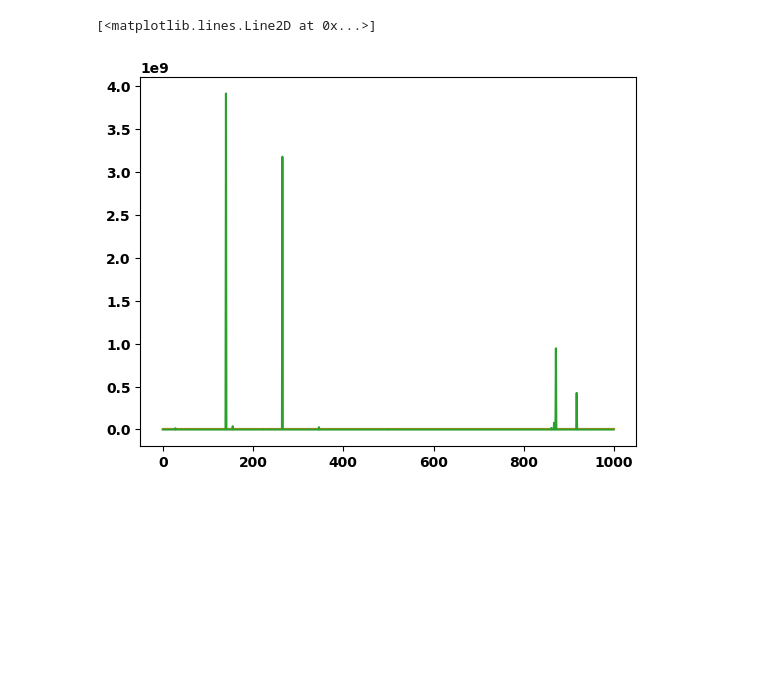
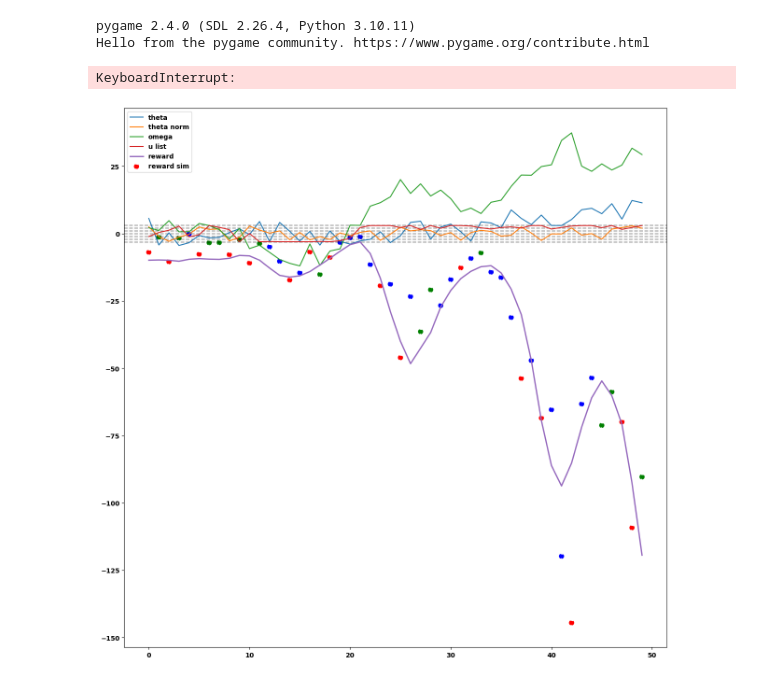
Before and after one commit to Erick-Hoogstrate/5SC28, a Jupyter notebook: policy_ac_PPO.ipynb, the cells around one changed output. Saved outputs shown, nothing was run; the diff lists cells and outputs as text; code cells hidden in the pictures; blank space fills up the shorter version.

Commit message:
train working SAC model

```diff
--- a/policy_ac_PPO.ipynb
+++ b/policy_ac_PPO.ipynb
@@ -35,5 +37,5 @@ Wrapping the env in a DummyVecEnv.
 # %%
-model.learn(total_timesteps=100_000, )
+model.learn(total_timesteps=200_000, )
 # %% [output]
 ---------------------------------
 | rollout/           |          |
@@ -58,5 +58,9 @@ env.close()
 # %%
+env.close()
+env = gym.make('unbalanced-disk-v0', dt=0.025, umax=3.,reward_fun=compute_reward,noise_scale=np.pi)
+render_sim = True
 obs = env.reset()
+u_list=[]
 thetas=[]
 omegas=[]
 rewards=[]
@@ -64,19 +68,19 @@ try:
     for _ in range(1000):
         action, _states = model.predict(obs)
         obs, reward, done, info = env.step(action)
-        env.render()
+        if render_sim:
+            env.render()
+        u_list.append(action)
         thetas.append(obs[0])
         omegas.append(obs[1])
         rewards.append(reward)
-        time.sleep(1/50)
+        if render_sim:
+            time.sleep(1/50)
         if done:
             obs=env.reset()
 finally:
     env.close()
+# %% [output]
+pygame 2.4.0 (SDL 2.26.4, Python 3.10.11)
+Hello from the pygame community. https://www.pygame.org/contribute.html
+KeyboardInterrupt:
-# %%
-plt.plot(thetas)
-plt.plot(omegas)
-plt.plot(rewards)
-# %% [output]
-[<matplotlib.lines.Line2D at 0x...>]
-[figure, removed]
@@ -83,3 +102,46 @@ plt.plot(rewards)
+# %%
+@dataclass
+class Data:
+    th = None
+    omega = None
+    u = None
+# %%
+rewards_sim=[]
+colors=[]
+thetas_norm=[]
+colormap = np.array(['r', 'g', 'b'])
+for i in range(len(u_list)):
+    data=Data()
+    data.th=thetas[i]
+    data.omega=omegas[i]
+    data.u=u_list[i]
+    q, r,c = compute_reward_sim(data, )
+    rewards_sim.append(r)
+    colors.append(c)
+    thetas_norm.append(q)
+
+rewards_sim=np.array(rewards_sim)
+rewards_sim=rewards_sim
+colormap = np.array(['r', 'g', 'b'])
+
+
+plot_start=0#np.argmax(rewards)
+plot_end=plot_start+50
+
+plt.figure(figsize=(15,15))
+[plt.axhline(x, ls='--',c='black',alpha=0.4) for x in np.arange(-1,1.1,1/3)*np.pi]
+
+plt.plot(thetas[plot_start:plot_end], label='theta')
+plt.plot(thetas_norm[plot_start:plot_end], label='theta norm')
+plt.plot(omegas[plot_start:plot_end], label='omega')
+# plt.plot(np.array(omegas[:plot_end])**2, label='omega^2')
+plt.plot(u_list[plot_start:plot_end], label='u list')
+plt.plot(rewards[plot_start:plot_end], linewidth=2, label='reward')
+plt.scatter([*range(len(u_list[plot_start:plot_end]))], rewards_sim[plot_start:plot_end], ls='--', linewidth=2, label='reward sim', c=colormap[colors[plot_start:plot_end]])
+plt.legend()
+plt.show()
+# %% [output]
+[figure, added]
 # %%
 # obs = env.reset()
 # thetas=[]
```
Also changed, not shown: parts of 11 cells of this notebook, 4 other files.
